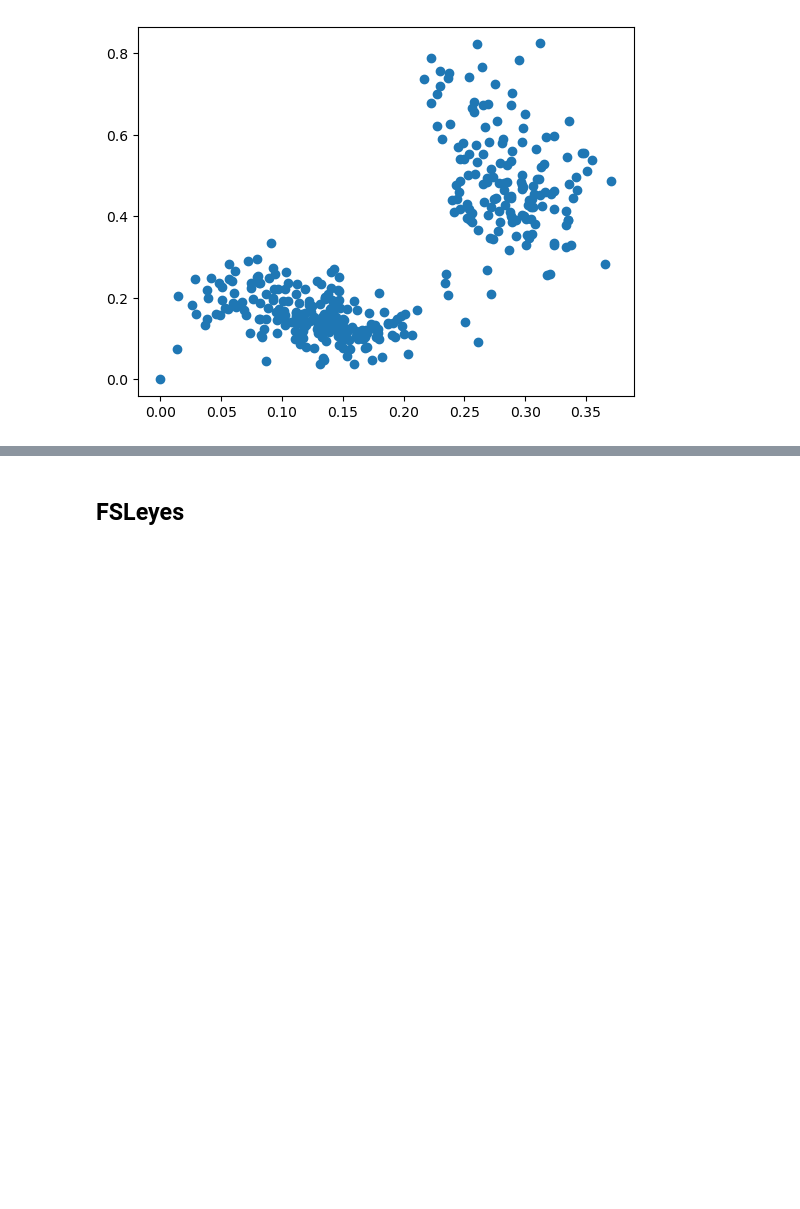
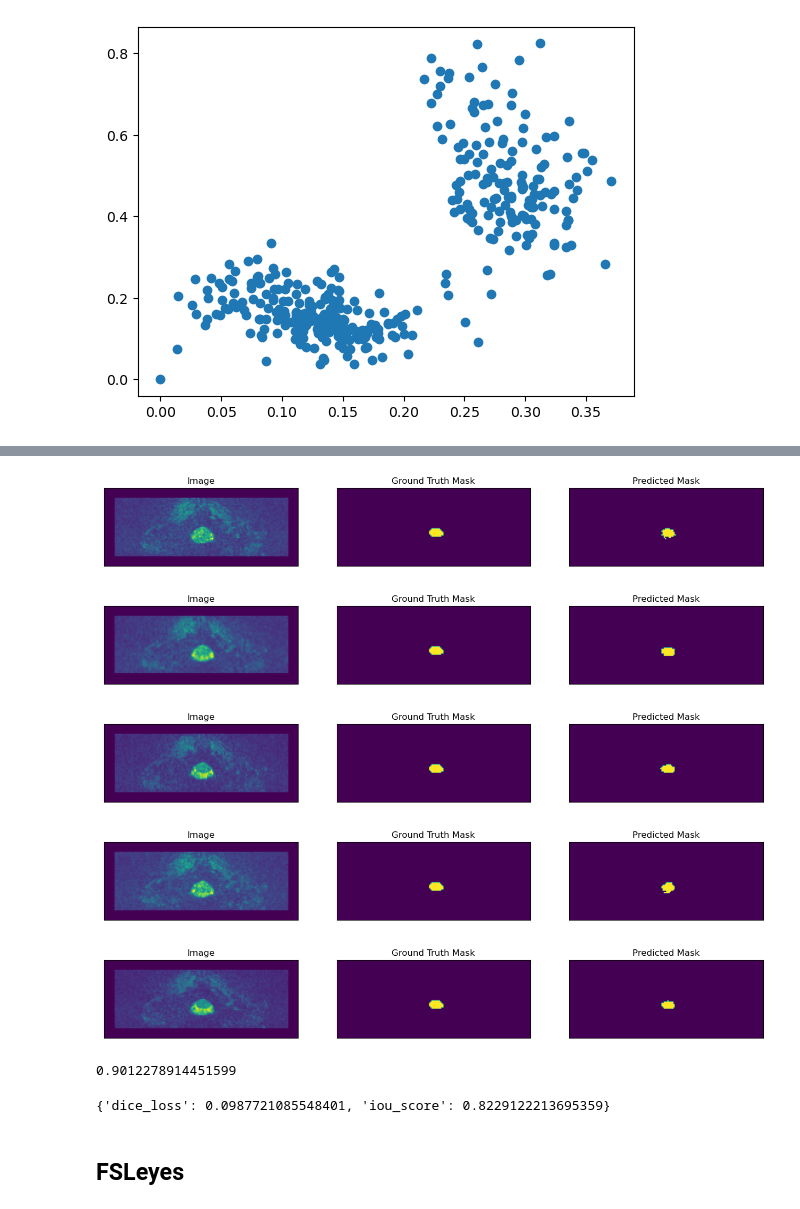
Before and after one commit to TimXdang/SpinalcordSeg, a Jupyter notebook: Playground 2.ipynb, the cells around one changed output, grey strips where cells are left out. Saved outputs shown, nothing was run; the diff lists cells and outputs as text; code cells hidden in the pictures; blank space fills up the shorter version.

Commit message:
Try SOTA on new data

```diff
--- a/Playground 2.ipynb
+++ b/Playground 2.ipynb
@@ -191,0 +245,2 @@ plt.scatter(filtered_overall[filtered_overall['subject'].isin(['sub2'])]['x'], f
+# %%
+dataset = SpinalCordDataset(image_labels, image_files, tio.CropOrPad((160, 64, 35)), tio.CropOrPad((160, 64, 35)))
@@ -191,0 +251,9 @@ plt.scatter(filtered_overall[filtered_overall['subject'].isin(['sub2'])]['x'], f
+# %%
+test_loader = DataLoader(dataset, batch_size=16, shuffle=True)
+loss = smpu.losses.DiceLoss()
+metrics = [
+    smpu.metrics.IoU(threshold=0.5),
+]
+DEVICE = torch.device('cuda:0' if torch.cuda.is_available() else 'cpu')
+# %%
+created_model = torch.load('../../output3/k_cross.pth')
@@ -192,3 +269,47 @@ plt.scatter(filtered_overall[filtered_overall['subject'].isin(['sub2'])]['x'], f
+# %%
+def visualize(**images):
+    """PLot images in one row."""
+    n = len(images)
+    plt.figure(figsize=(16, 5))
+    for i, (name, image) in enumerate(images.items()):
+        plt.subplot(1, n, i + 1)
+        plt.xticks([])
+        plt.yticks([])
+        plt.title(' '.join(name.split('_')).title())
+        plt.imshow(np.swapaxes(image, 0, 1))
+    plt.show()
+# %%
+for i in range(5):
+    n = np.random.choice(len(dataset))
+
+    image_vis = dataset[n][0].reshape(160, 64, 35)
+    image, gt_mask = dataset[n]
+
+    gt_mask = gt_mask.reshape(160,64,35)
+
+    x_tensor = image.to(DEVICE).unsqueeze(0)
+    pr_mask = created_model.predict(x_tensor)
+    pr_mask = (pr_mask.squeeze().cpu().numpy().round()).reshape(160,64,35)
+
+    visualize(
+        image=image_vis[:,:,12],
+        ground_truth_mask=gt_mask[:,:,12],
+        predicted_mask=pr_mask[:,:,12]
+    )
+# %% [output]
+[figure, added]
+[figure, added]
+[figure, added]
+[figure, added]
+[figure, added]
+# %%
+1-logs['dice_loss']
+# %% [output]
+0.9012278914451599
+# %%
+logs
+# %% [output]
+{'dice_loss': 0.0987721085548401, 'iou_score': 0.8229122213695359}
 # %% [markdown]
 ## FSLeyes
 # %%
```
Also changed, not shown: parts of 14 cells of this notebook.
